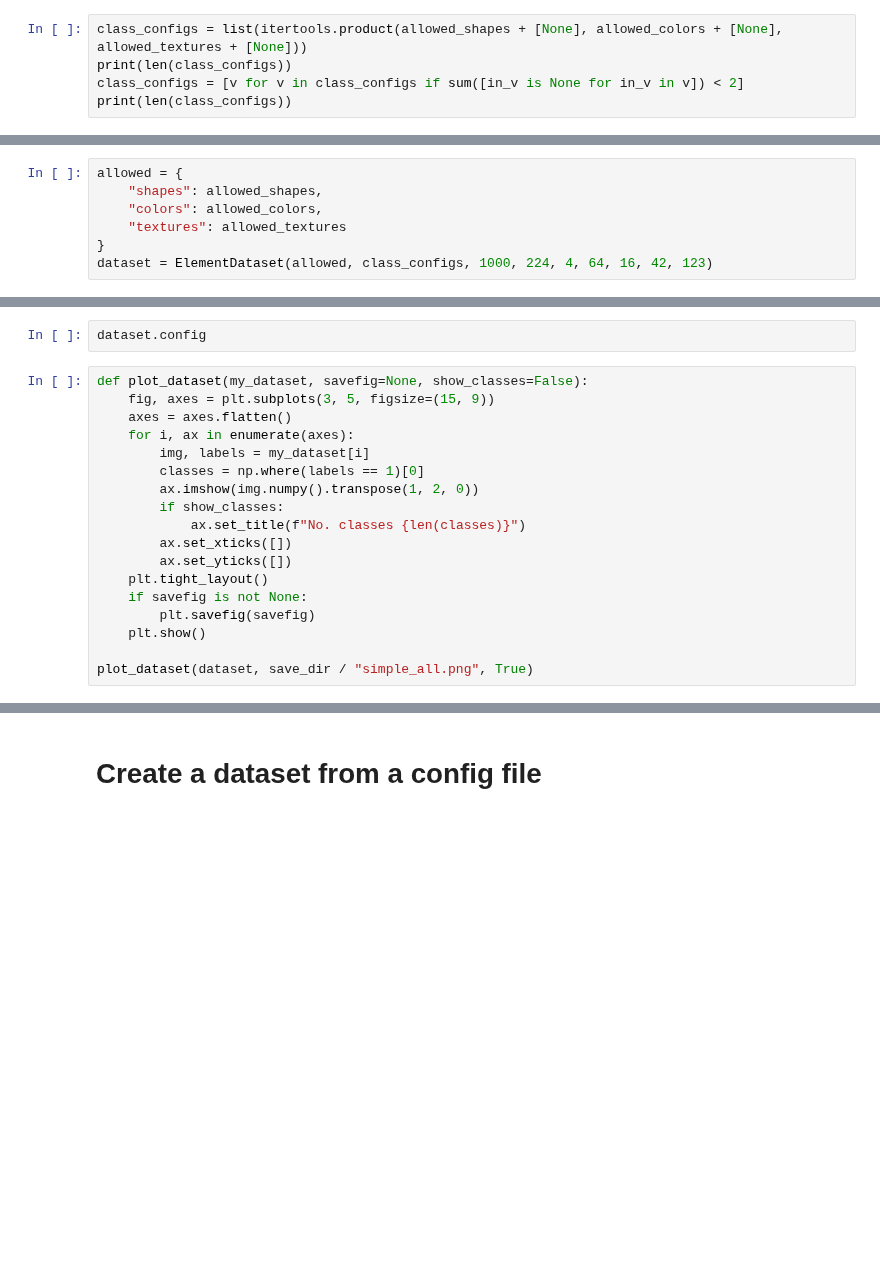
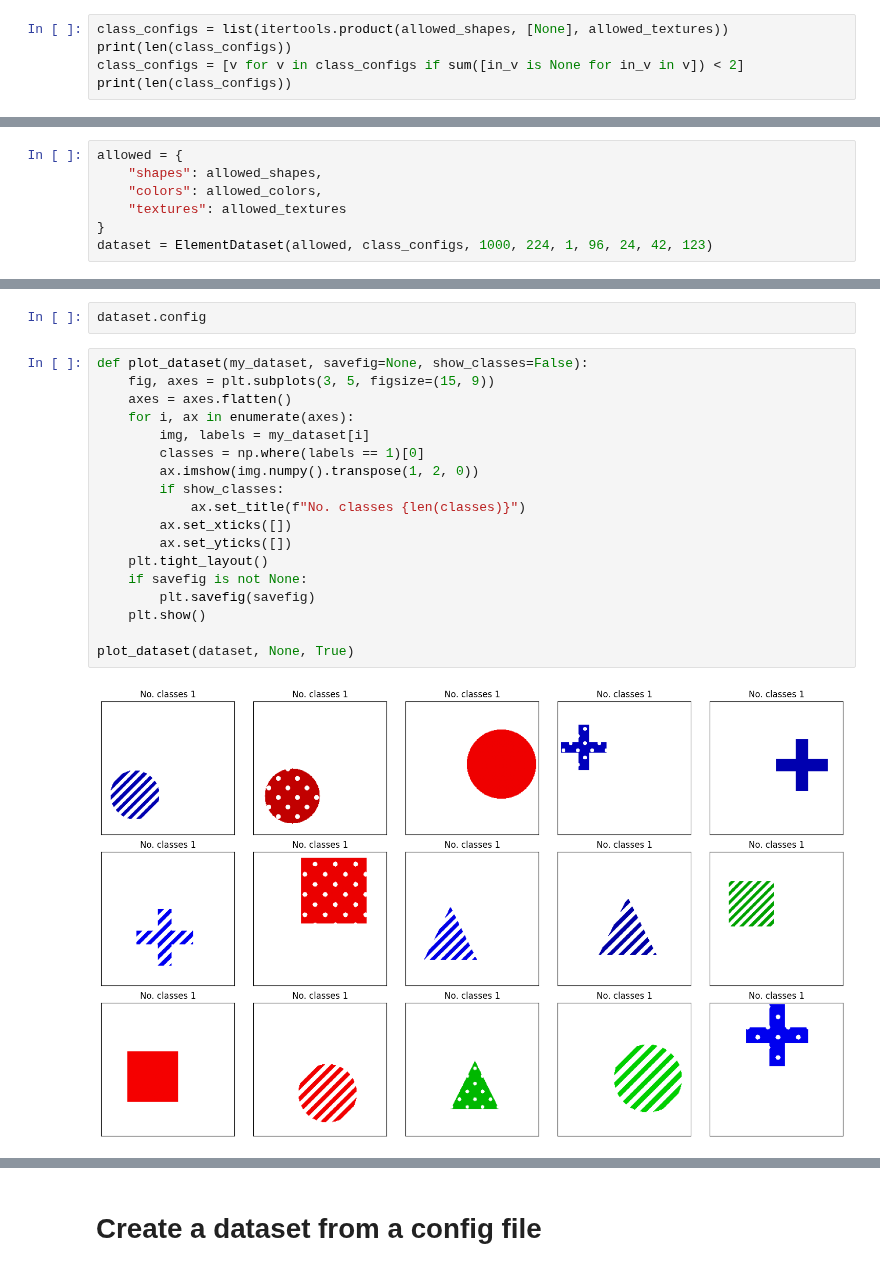
Before and after one commit to hzavadil98/UiT_FYS-8603, a Jupyter notebook: elements/visualise_dataset_example.ipynb, the cells around one changed output, grey strips where cells are left out. Saved outputs shown, nothing was run; the diff lists cells and outputs as text; blank space fills up the shorter version.

Commit message:
training elements

```diff
--- a/elements/visualise_dataset_example.ipynb
+++ b/elements/visualise_dataset_example.ipynb
@@ -90,7 +97,7 @@ allowed_shapes = ['square', 'circle', 'triangle', 'plus']
 allowed_colors = ['red', 'green', 'blue']
 allowed_textures = ["solid", "spots_polka", "stripes_diagonal"]
 # %%
-class_configs = list(itertools.product(allowed_shapes + [None], allowed_colors + [None], allowed_textures + [None]))
+class_configs = list(itertools.product(allowed_shapes, [None], allowed_textures))
 print(len(class_configs))
 class_configs = [v for v in class_configs if sum([in_v is None for in_v in v]) < 2]
 print(len(class_configs))
@@ -103,4 +126,4 @@ allowed = {
     "colors": allowed_colors,
     "textures": allowed_textures
 }
-dataset = ElementDataset(allowed, class_configs, 1000, 224, 4, 64, 16, 42, 123)
+dataset = ElementDataset(allowed, class_configs, 1000, 224, 1, 96, 24, 42, 123)
@@ -109,18 +135,20 @@ dataset.config
 # %%
 def plot_dataset(my_dataset, savefig=None, show_classes=False):
     fig, axes = plt.subplots(3, 5, figsize=(15, 9))
     axes = axes.flatten()
     for i, ax in enumerate(axes):
         img, labels = my_dataset[i]
         classes = np.where(labels == 1)[0]
         ax.imshow(img.numpy().transpose(1, 2, 0))
         if show_classes:
             ax.set_title(f"No. classes {len(classes)}")
         ax.set_xticks([])
         ax.set_yticks([])
     plt.tight_layout()
     if savefig is not None:
         plt.savefig(savefig)
     plt.show()
 
-plot_dataset(dataset, save_dir / "simple_all.png", True)
+plot_dataset(dataset, None, True)
+# %% [output]
+[figure, added]
```
Also changed, not shown: parts of 7 cells of this notebook, 5 other files.
